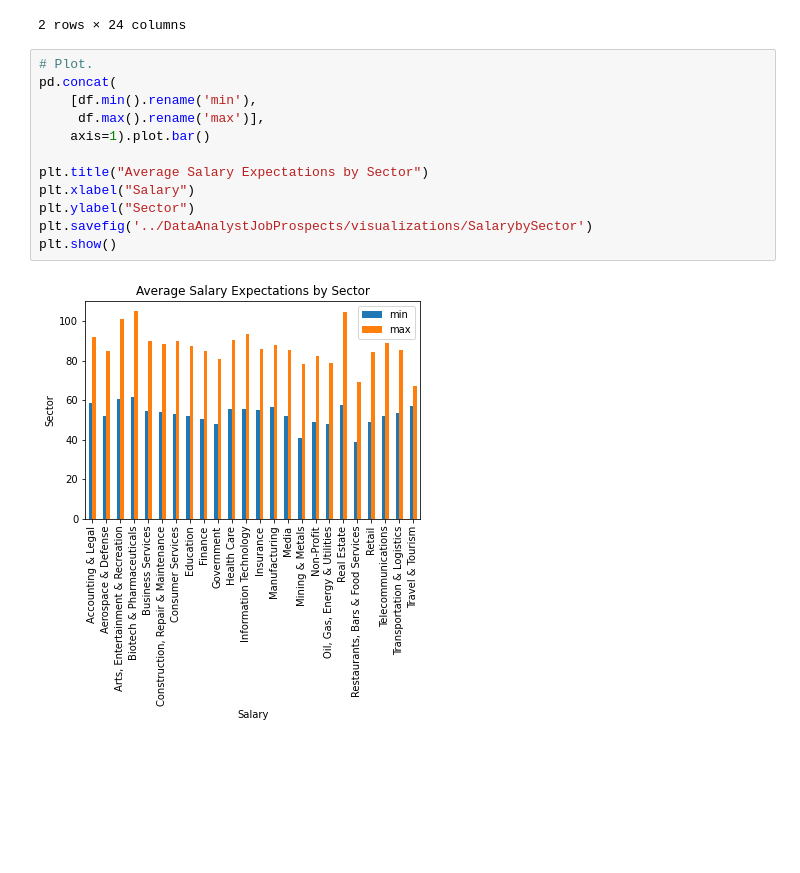
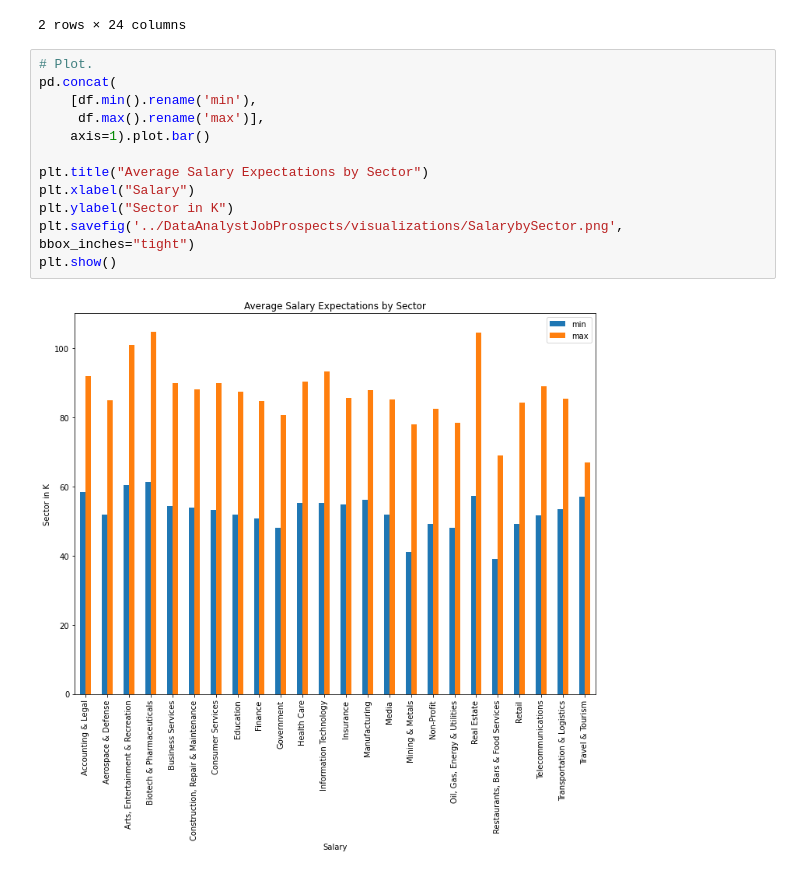
Before and after one commit to blaylockmatt/DataAnalystJobProspects, a Jupyter notebook: DataAnalystJobs-Monicah.ipynb, the cells around one changed output. Drawn from its saved outputs; the diff is of its cells as text; blank space fills up the shorter version.

```diff
--- a/DataAnalystJobs-Monicah.ipynb
+++ b/DataAnalystJobs-Monicah.ipynb
@@ -332,16 +276,16 @@ df
 # %%
 # Plot.
 pd.concat(
     [df.min().rename('min'),
      df.max().rename('max')],
     axis=1).plot.bar()
 
 plt.title("Average Salary Expectations by Sector")
 plt.xlabel("Salary")
-plt.ylabel("Sector")
-plt.savefig('../DataAnalystJobProspects/visualizations/SalarybySector')
+plt.ylabel("Sector in K")
+plt.savefig('../DataAnalystJobProspects/visualizations/SalarybySector.png', bbox_inches="tight")
 plt.show()
 # %% [output]
-[figure, old version]
+[figure, new version]
 # %%
 sector_type = data['Sector'].value_counts()
```
Also changed, not shown: parts of 25 cells of this notebook, 10 other files.
